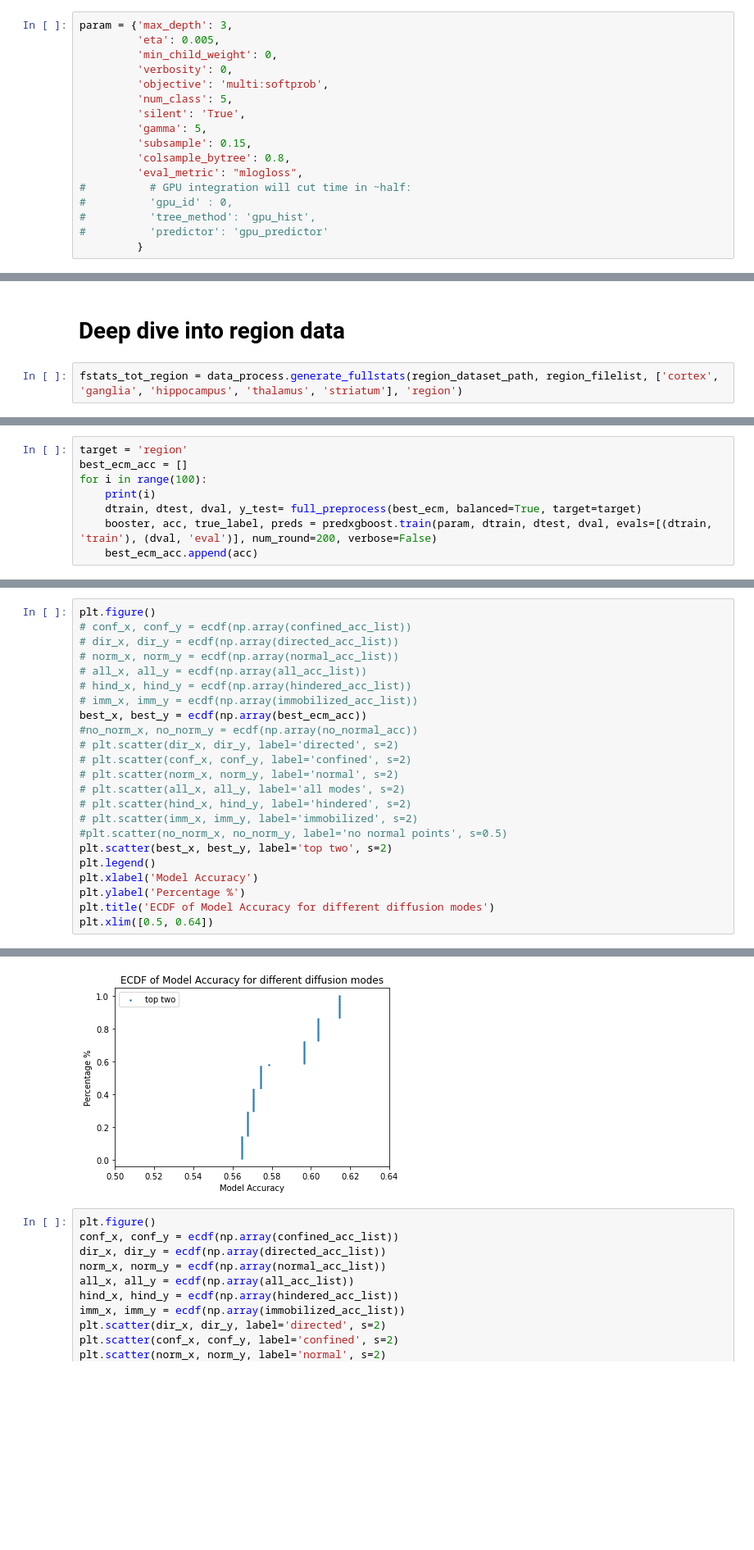
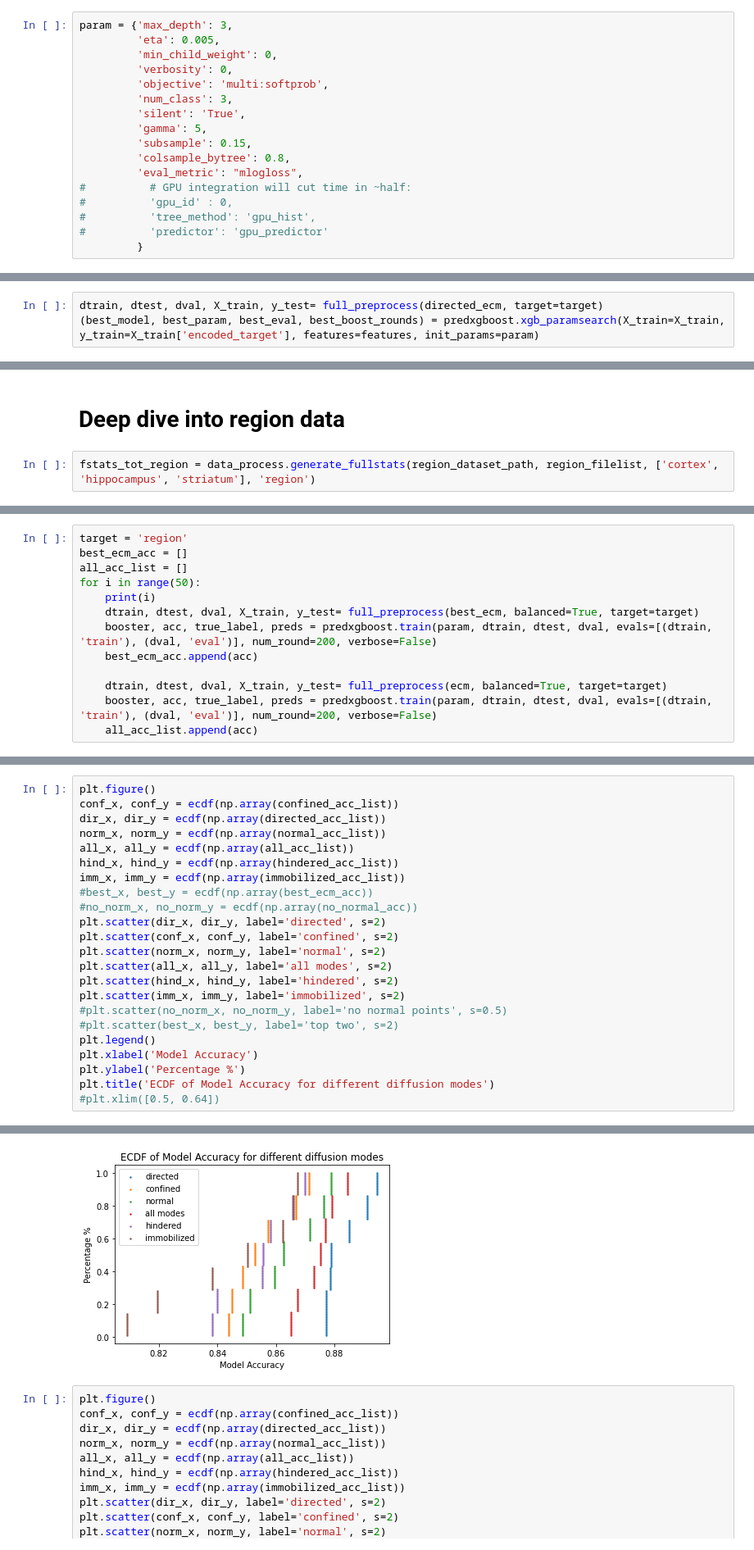
Before and after one commit to Nance-Lab/diff_predictor, a Jupyter notebook: notebooks/diff_mode_analysis.ipynb, the cells around one changed output, grey strips where cells are left out. Shown: that part at 82% size. Saved outputs shown, nothing was run; the diff lists cells and outputs as text; blank space fills up the shorter version.

Commit message:
working on trajectory visualizations

```diff
--- a/notebooks/diff_mode_analysis.ipynb
+++ b/notebooks/diff_mode_analysis.ipynb
@@ -277,7 +279,7 @@ param = {'max_depth': 3,
          'min_child_weight': 0,
          'verbosity': 0,
          'objective': 'multi:softprob',
-         'num_class': 5,
+         'num_class': 3,
          'silent': 'True',
          'gamma': 5,
          'subsample': 0.15,
@@ -414,0 +421,3 @@ NameError: name 'X_train' is not defined
+# %%
+dtrain, dtest, dval, X_train, y_test= full_preprocess(directed_ecm, target=target)
+(best_model, best_param, best_eval, best_boost_rounds) = predxgboost.xgb_paramsearch(X_train=X_train, y_train=X_train['encoded_target'], features=features, init_params=param)
@@ -415,7 +514,7 @@ NameError: name 'X_train' is not defined
 # %% [markdown]
 # Deep dive into region data
 # %%
-fstats_tot_region = data_process.generate_fullstats(region_dataset_path, region_filelist, ['cortex', 'ganglia', 'hippocampus', 'thalamus', 'striatum'], 'region')
+fstats_tot_region = data_process.generate_fullstats(region_dataset_path, region_filelist, ['cortex', 'hippocampus', 'striatum'], 'region')
 # %% [output]
 Adding file feat_NT_slice_2_striatum_vid_4.csv size: (10237, 67)
 Adding file feat_NT_slice_2_striatum_vid_5.csv size: (13938, 67)
@@ -563,11 +693,16 @@ for i in range(100):
 # %%
 target = 'region'
 best_ecm_acc = []
-for i in range(100):
+all_acc_list = []
+for i in range(50):
     print(i)
-    dtrain, dtest, dval, y_test= full_preprocess(best_ecm, balanced=True, target=target)
+    dtrain, dtest, dval, X_train, y_test= full_preprocess(best_ecm, balanced=True, target=target)
     booster, acc, true_label, preds = predxgboost.train(param, dtrain, dtest, dval, evals=[(dtrain, 'train'), (dval, 'eval')], num_round=200, verbose=False)
     best_ecm_acc.append(acc)
+
+    dtrain, dtest, dval, X_train, y_test= full_preprocess(ecm, balanced=True, target=target)
+    booster, acc, true_label, preds = predxgboost.train(param, dtrain, dtest, dval, evals=[(dtrain, 'train'), (dval, 'eval')], num_round=200, verbose=False)
+    all_acc_list.append(acc)
 # %% [output]
 0
 Ratio before data balance (striatum:cortex:hippocampus:ganglia:thalamus) = 24642:14897:4692:1405:5024
@@ -589,24 +724,24 @@ Accuracy: 0.5675675675675675
 # %%
 plt.figure()
-# conf_x, conf_y = ecdf(np.array(confined_acc_list))
-# dir_x, dir_y = ecdf(np.array(directed_acc_list))
-# norm_x, norm_y = ecdf(np.array(normal_acc_list))
-# all_x, all_y = ecdf(np.array(all_acc_list))
-# hind_x, hind_y = ecdf(np.array(hindered_acc_list))
-# imm_x, imm_y = ecdf(np.array(immobilized_acc_list))
-best_x, best_y = ecdf(np.array(best_ecm_acc))
+conf_x, conf_y = ecdf(np.array(confined_acc_list))
+dir_x, dir_y = ecdf(np.array(directed_acc_list))
+norm_x, norm_y = ecdf(np.array(normal_acc_list))
+all_x, all_y = ecdf(np.array(all_acc_list))
+hind_x, hind_y = ecdf(np.array(hindered_acc_list))
+imm_x, imm_y = ecdf(np.array(immobilized_acc_list))
+#best_x, best_y = ecdf(np.array(best_ecm_acc))
 #no_norm_x, no_norm_y = ecdf(np.array(no_normal_acc))
-# plt.scatter(dir_x, dir_y, label='directed', s=2)
-# plt.scatter(conf_x, conf_y, label='confined', s=2)
-# plt.scatter(norm_x, norm_y, label='normal', s=2)
-# plt.scatter(all_x, all_y, label='all modes', s=2)
-# plt.scatter(hind_x, hind_y, label='hindered', s=2)
-# plt.scatter(imm_x, imm_y, label='immobilized', s=2)
+plt.scatter(dir_x, dir_y, label='directed', s=2)
+plt.scatter(conf_x, conf_y, label='confined', s=2)
+plt.scatter(norm_x, norm_y, label='normal', s=2)
+plt.scatter(all_x, all_y, label='all modes', s=2)
+plt.scatter(hind_x, hind_y, label='hindered', s=2)
+plt.scatter(imm_x, imm_y, label='immobilized', s=2)
 #plt.scatter(no_norm_x, no_norm_y, label='no normal points', s=0.5)
-plt.scatter(best_x, best_y, label='top two', s=2)
+#plt.scatter(best_x, best_y, label='top two', s=2)
 plt.legend()
 plt.xlabel('Model Accuracy')
 plt.ylabel('Percentage %')
 plt.title('ECDF of Model Accuracy for different diffusion modes')
-plt.xlim([0.5, 0.64])
+#plt.xlim([0.5, 0.64])
 # %% [output]
@@ -614,4 +749,4 @@ plt.xlim([0.5, 0.64])
-[figure, old version]
+[figure, new version]
 # %%
 plt.figure()
 conf_x, conf_y = ecdf(np.array(confined_acc_list))
```
Also changed, not shown: parts of 19 cells of this notebook, 1 other file.
